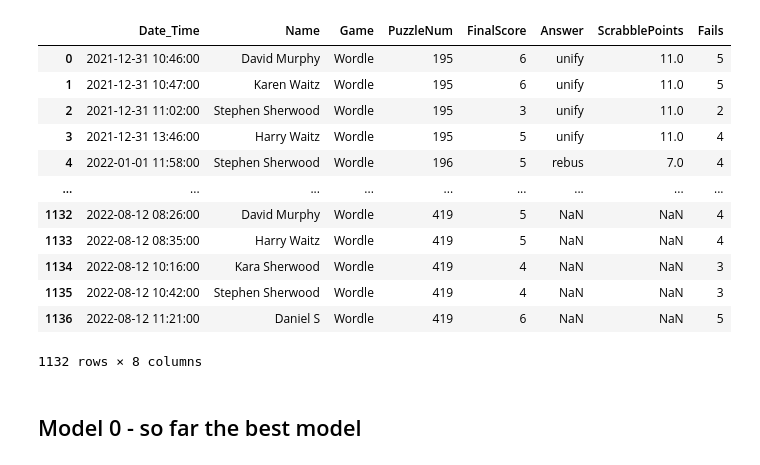
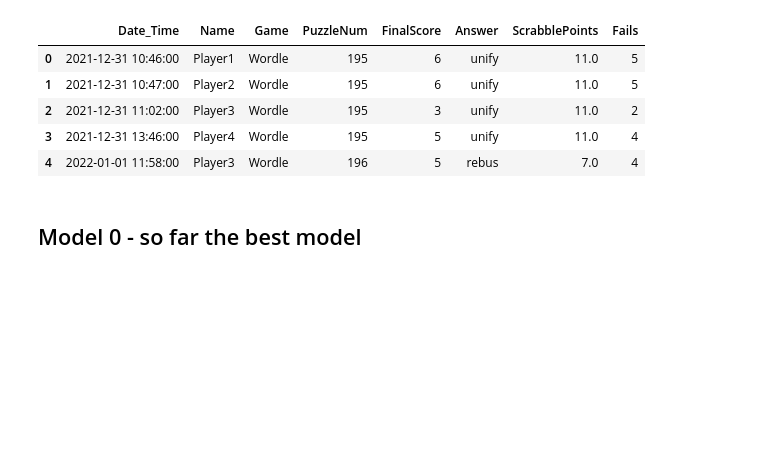
Before and after one commit to DJSherwood/wordle-analysis, a Jupyter notebook: BetterBinomial.ipynb, the cells around one changed output. Drawn from its saved outputs; the diff is of its cells as text; code cells hidden in the pictures; blank space fills up the shorter version.

```diff
--- a/BetterBinomial.ipynb
+++ b/BetterBinomial.ipynb
@@ -35,22 +28,15 @@ df2 = df2.astype({
 })
 #create number of fails
 df2['Fails'] = df2['FinalScore'] - 1
-# %%
-df2
-# %% [output]
-|  | Date_Time | Name | Game | PuzzleNum | FinalScore | Answer | ScrabblePoints | Fails |
-| 0 | 2021-12-31 10:46:00 | David Murphy | Wordle | 195 | 6 | unify | 11.0 | 5 |
-| 1 | 2021-12-31 10:47:00 | Karen Waitz | Wordle | 195 | 6 | unify | 11.0 | 5 |
-| 2 | 2021-12-31 11:02:00 | Stephen Sherwood | Wordle | 195 | 3 | unify | 11.0 | 2 |
-| 3 | 2021-12-31 13:46:00 | Harry Waitz | Wordle | 195 | 5 | unify | 11.0 | 4 |
-| 4 | 2022-01-01 11:58:00 | Stephen Sherwood | Wordle | 196 | 5 | rebus | 7.0 | 4 |
-| ... | ... | ... | ... | ... | ... | ... | ... | ... |
-| 1132 | 2022-08-12 08:26:00 | David Murphy | Wordle | 419 | 5 | NaN | NaN | 4 |
-| 1133 | 2022-08-12 08:35:00 | Harry Waitz | Wordle | 419 | 5 | NaN | NaN | 4 |
-| 1134 | 2022-08-12 10:16:00 | Kara Sherwood | Wordle | 419 | 4 | NaN | NaN | 3 |
-| 1135 | 2022-08-12 10:42:00 | Stephen Sherwood | Wordle | 419 | 4 | NaN | NaN | 3 |
-| 1136 | 2022-08-12 11:21:00 | Daniel S | Wordle | 419 | 6 | NaN | NaN | 5 |
-1132 rows × 8 columns
+# %%
+df2.head()
+# %% [output]
+|  | Date_Time | Name | Game | PuzzleNum | FinalScore | Answer | ScrabblePoints | Fails |
+| 0 | 2021-12-31 10:46:00 | Player1 | Wordle | 195 | 6 | unify | 11.0 | 5 |
+| 1 | 2021-12-31 10:47:00 | Player2 | Wordle | 195 | 6 | unify | 11.0 | 5 |
+| 2 | 2021-12-31 11:02:00 | Player3 | Wordle | 195 | 3 | unify | 11.0 | 2 |
+| 3 | 2021-12-31 13:46:00 | Player4 | Wordle | 195 | 5 | unify | 11.0 | 4 |
+| 4 | 2022-01-01 11:58:00 | Player3 | Wordle | 196 | 5 | rebus | 7.0 | 4 |
 # %%
 name_factor, player_names = pd.factorize(df2['Name'])
 # %%
```
Also changed, not shown: parts of 12 cells of this notebook, 1 other file.
